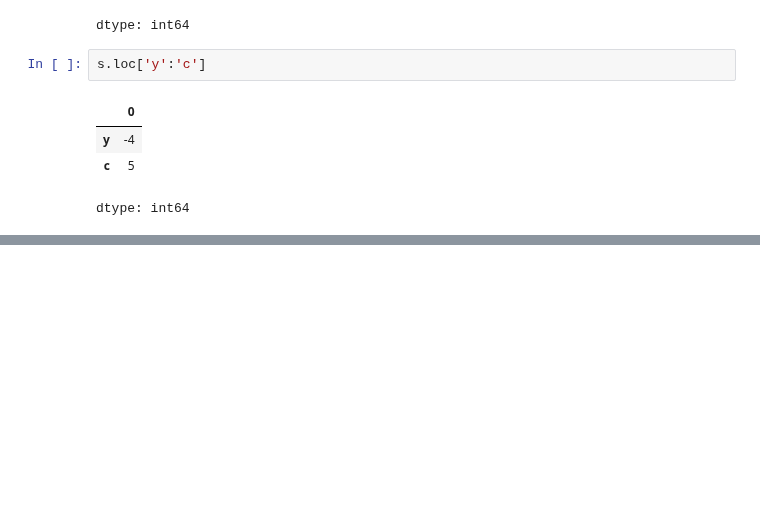
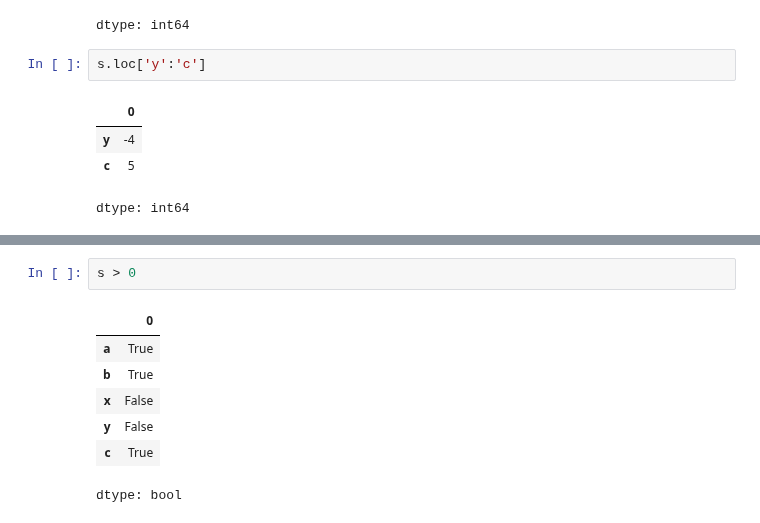
Before and after one commit to JakeOh/202505_BD50, a Jupyter notebook: lab_da/da02_pandas.ipynb, the cells around one changed output, grey strips where cells are left out. Drawn from its saved outputs; the diff is of its cells as text; blank space fills up the shorter version.

```diff
--- a/lab_da/da02_pandas.ipynb
+++ b/lab_da/da02_pandas.ipynb
@@ -146,0 +187,10 @@ dtype: int64
+# %%
+s > 0
+# %% [output]
+|  | 0 |
+| a | True |
+| b | True |
+| x | False |
+| y | False |
+| c | True |
+dtype: bool
```
Also changed, not shown: parts of 14 cells of this notebook.
